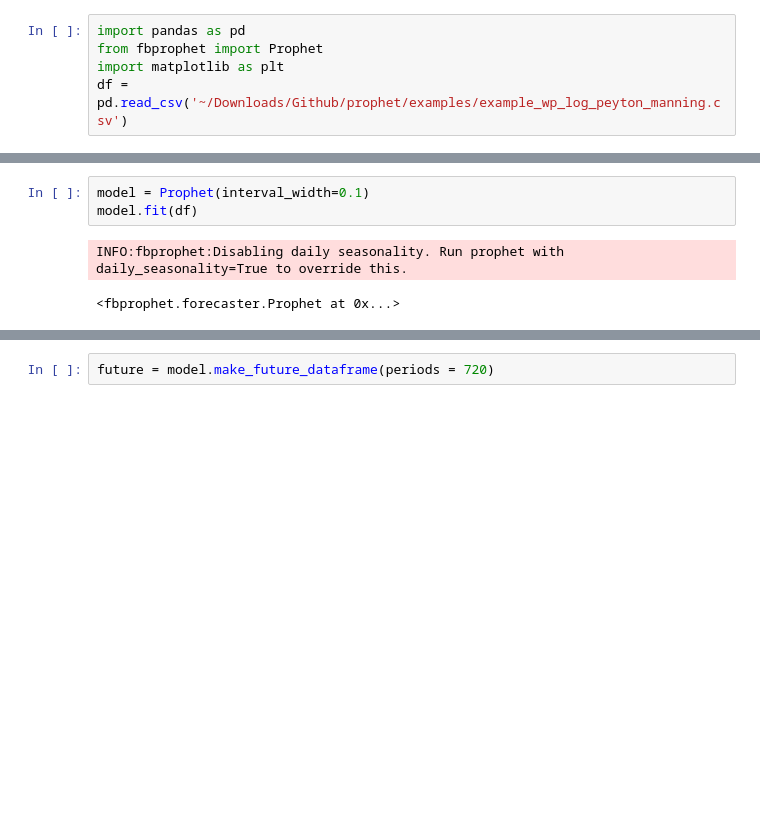
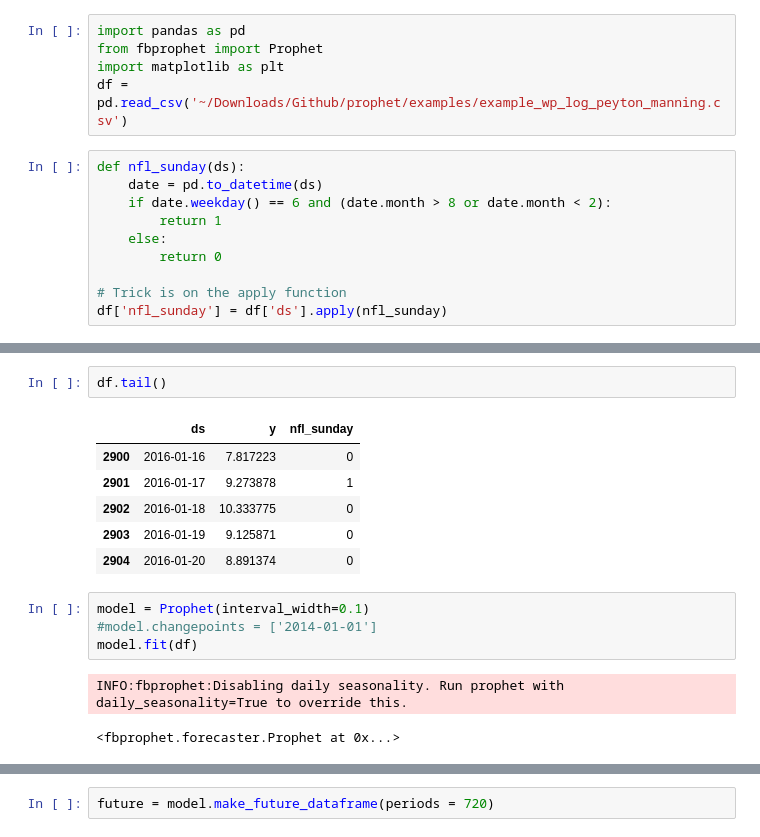
Before and after one commit to Heronalps/Seneca, a Jupyter notebook: notebooks/Prophet.ipynb, the cells around one changed output, grey strips where cells are left out. Drawn from its saved outputs; the diff is of its cells as text; blank space fills up the shorter version.

```diff
--- a/notebooks/Prophet.ipynb
+++ b/notebooks/Prophet.ipynb
@@ -3,3 +3,13 @@ import pandas as pd
 from fbprophet import Prophet
 import matplotlib as plt
 df = pd.read_csv('~/Downloads/Github/prophet/examples/example_wp_log_peyton_manning.csv')
+# %%
+def nfl_sunday(ds):
+    date = pd.to_datetime(ds)
+    if date.weekday() == 6 and (date.month > 8 or date.month < 2):
+        return 1
+    else:
+        return 0
+
+# Trick is on the apply function
+df['nfl_sunday'] = df['ds'].apply(nfl_sunday)
@@ -6,5 +34,15 @@ df = pd.read_csv('~/Downloads/Github/prophet/examples/example_wp_log_peyton_mann
+# %%
+df.tail()
+# %% [output]
+|  | ds | y | nfl_sunday |
+| 2900 | 2016-01-16 | 7.817223 | 0 |
+| 2901 | 2016-01-17 | 9.273878 | 1 |
+| 2902 | 2016-01-18 | 10.333775 | 0 |
+| 2903 | 2016-01-19 | 9.125871 | 0 |
+| 2904 | 2016-01-20 | 8.891374 | 0 |
 # %%
 model = Prophet(interval_width=0.1)
+#model.changepoints = ['2014-01-01']
 model.fit(df)
 # %% [output]
 INFO:fbprophet:Disabling daily seasonality. Run prophet with daily_seasonality=True to override this.
```
Also changed, not shown: parts of 2 cells of this notebook, 4 other files.
